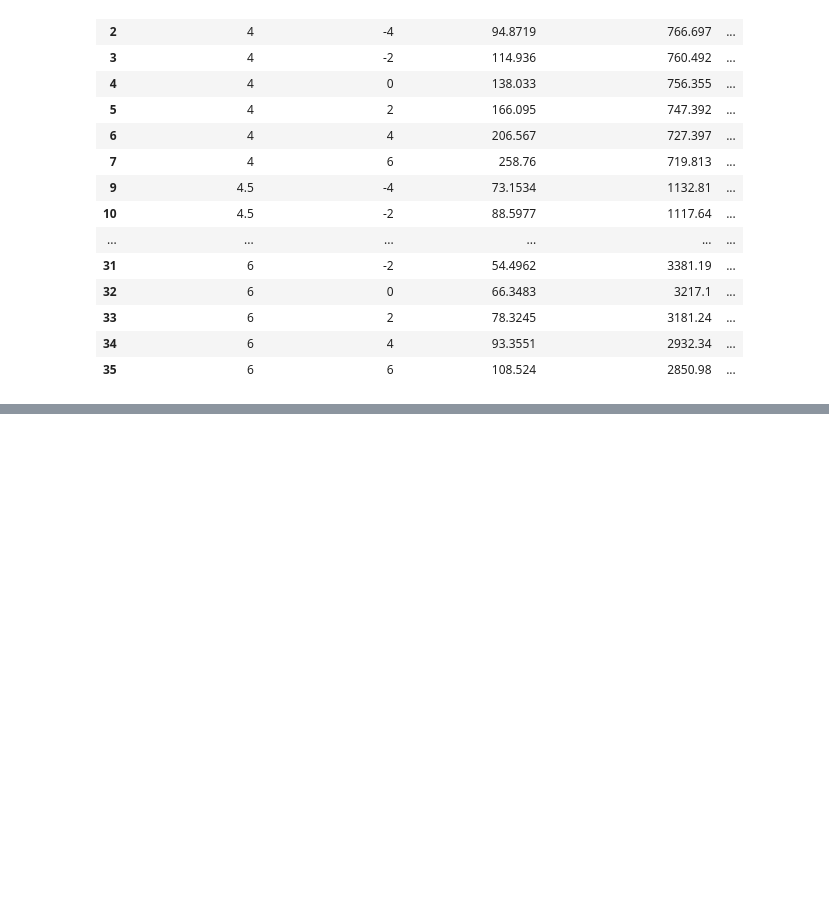
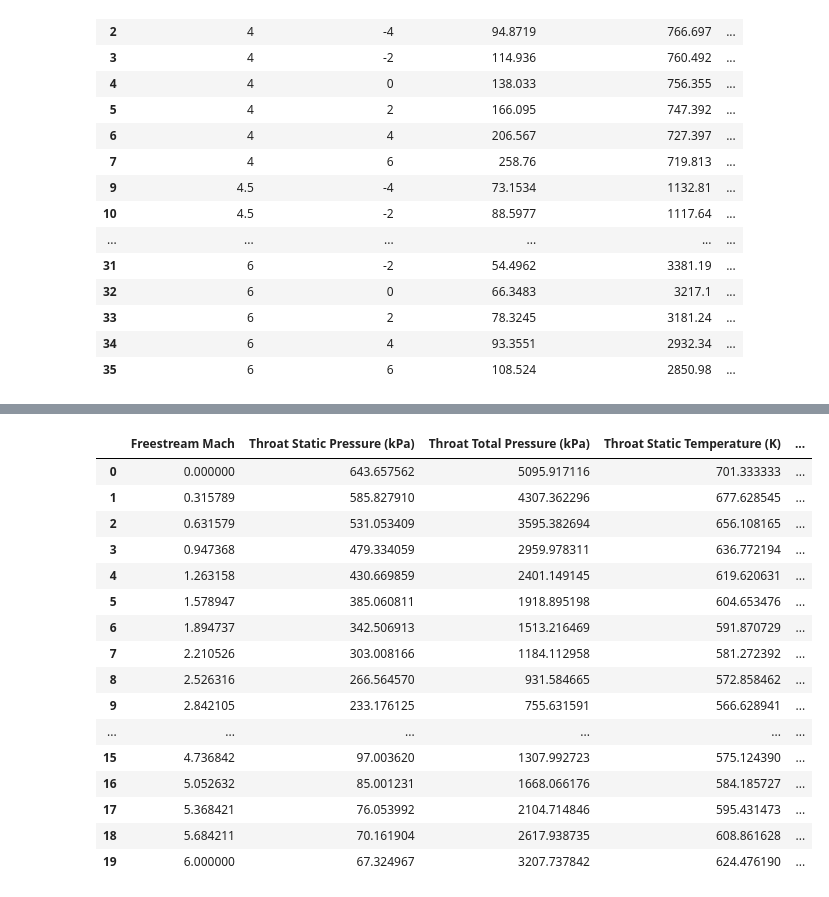
Before and after one commit to BananaBonanza/AAE537, a Jupyter notebook: projectInletConditions.ipynb, the cells around one changed output, grey strips where cells are left out. Saved outputs shown, nothing was run; the diff lists cells and outputs as text; code cells hidden in the pictures; blank space fills up the shorter version.

```diff
--- a/projectInletConditions.ipynb
+++ b/projectInletConditions.ipynb
@@ -351,20 +474,0 @@ Linear Regression: -70.685x + 514.28
-# %%
-#GRAPHING TIME
-x = np.linspace(1,6,20)
-
-plt.figure(figsize=(10,6))
-plt.rc('xtick', labelsize=16)
-plt.rc('ytick', labelsize=16)
-#
-plt.plot(x,[item*fPres[0][0] + fPres[0][1] for item in x],'-',label="fPres line")
-plt.plot([item[0] for item in presPoints[0]], [item[1] for item in presPoints[0]],'o')
-
-#plt.title('Mach number to altitude', fontsize=16)
-
-#plt.ylim(0,1.5)
-plt.ylabel('P1 Values (kPa)')
-plt.xlabel('Mach')
-plt.legend(loc=1, fontsize=16)
-
-plt.show()
-plt.close()
@@ -372,0 +475,50 @@ plt.close()
+# %%
+#GRAPHING TIME
+def pointLineGraph(x,points,y,xlab='',ylab='',graphlab='', title='', col="blue"):
+    plt.figure(figsize=(10,6))
+    plt.rc('xtick', labelsize=16)
+    plt.rc('ytick', labelsize=16)
+    plt.plot([item[0] for item in points],[item[1] for item in points],'o',color=col)
+    plt.plot(x,y,'-',label=graphlab, color=col)
+    plt.ylabel(ylab)
+    plt.xlabel(xlab)
+    plt.legend(loc=1,fontsize=16)
+    plt.show()
+    plt.close()
+
+x = np.linspace(0,6,20)
+
+pointComb = [presPoints,totPresPoints,tempPoints,totTempPoints]
+funcComb = [fPres,fTPres,fTemp,fTTemp]
+labels = ['Pressure (kPa)','Total Pressures (kPa)','Temperatures (K)','Total Tempterature (K)']
+alpha = ['-4','-2','0','2','4','6']
+titles = [[jtem + ' at angle of attack: ' + item + ' degrees' for item in alpha] for jtem in labels]
+colors = ['blue','orange','red','purple','green','black']
+
+#print(len(presPoints))
+#print(len(titles[0]))
+supersonic = []
+for i in range(len(pointComb)):
+    for j in range(len(pointComb[i])):
+        #print(j)
+        line = [item**2 * funcComb[i][j][0] + item * funcComb[i][j][1] +
+                 funcComb[i][j][2] for item in x]
+        #print('line values',line)
+        #print(presPoints[j])
+        #xDots = [item[0] for item in presPoints[j]]
+        #print(xDots)
+        #yDots = [item[1] for item in presPoints[j]]
+        #print(yDots)
+        #print([item for item in pointComb[i][j]])
+        #pointLineGraph(x,pointComb[i][j],line,'Mach No',labels[i],titles[i][j],col = colors[j])
+        supersonic.append(line)
+print(supersonic[0:2])
+#'Angle of Attack (deg)':iF.iloc[2:,1],
+regEnd = {'Freestream Mach':x,
+             'Throat Static Pressure (kPa)':supersonic[2],
+             'Throat Total Pressure (kPa)':supersonic[8],
+             'Throat Static Temperature (K)':supersonic[14],
+             'Throat Total Temperature (K)':supersonic[20]}
+reg = pd.DataFrame(regEnd)
+reg
+# %% [output]
@@ -372,0 +526,17 @@ plt.close()
+|  | Freestream Mach | Throat Static Pressure (kPa) | Throat Total Pressure (kPa) | Throat Static Temperature (K) | ... |
+| 0 | 0.000000 | 643.657562 | 5095.917116 | 701.333333 | ... |
+| 1 | 0.315789 | 585.827910 | 4307.362296 | 677.628545 | ... |
+| 2 | 0.631579 | 531.053409 | 3595.382694 | 656.108165 | ... |
+| 3 | 0.947368 | 479.334059 | 2959.978311 | 636.772194 | ... |
+| 4 | 1.263158 | 430.669859 | 2401.149145 | 619.620631 | ... |
+| 5 | 1.578947 | 385.060811 | 1918.895198 | 604.653476 | ... |
+| 6 | 1.894737 | 342.506913 | 1513.216469 | 591.870729 | ... |
+| 7 | 2.210526 | 303.008166 | 1184.112958 | 581.272392 | ... |
+| 8 | 2.526316 | 266.564570 | 931.584665 | 572.858462 | ... |
+| 9 | 2.842105 | 233.176125 | 755.631591 | 566.628941 | ... |
+| ... | ... | ... | ... | ... | ... |
+| 15 | 4.736842 | 97.003620 | 1307.992723 | 575.124390 | ... |
+| 16 | 5.052632 | 85.001231 | 1668.066176 | 584.185727 | ... |
+| 17 | 5.368421 | 76.053992 | 2104.714846 | 595.431473 | ... |
+| 18 | 5.684211 | 70.161904 | 2617.938735 | 608.861628 | ... |
+| 19 | 6.000000 | 67.324967 | 3207.737842 | 624.476190 | ... |
```
Also changed, not shown: parts of 8 cells of this notebook, 1 other file.
